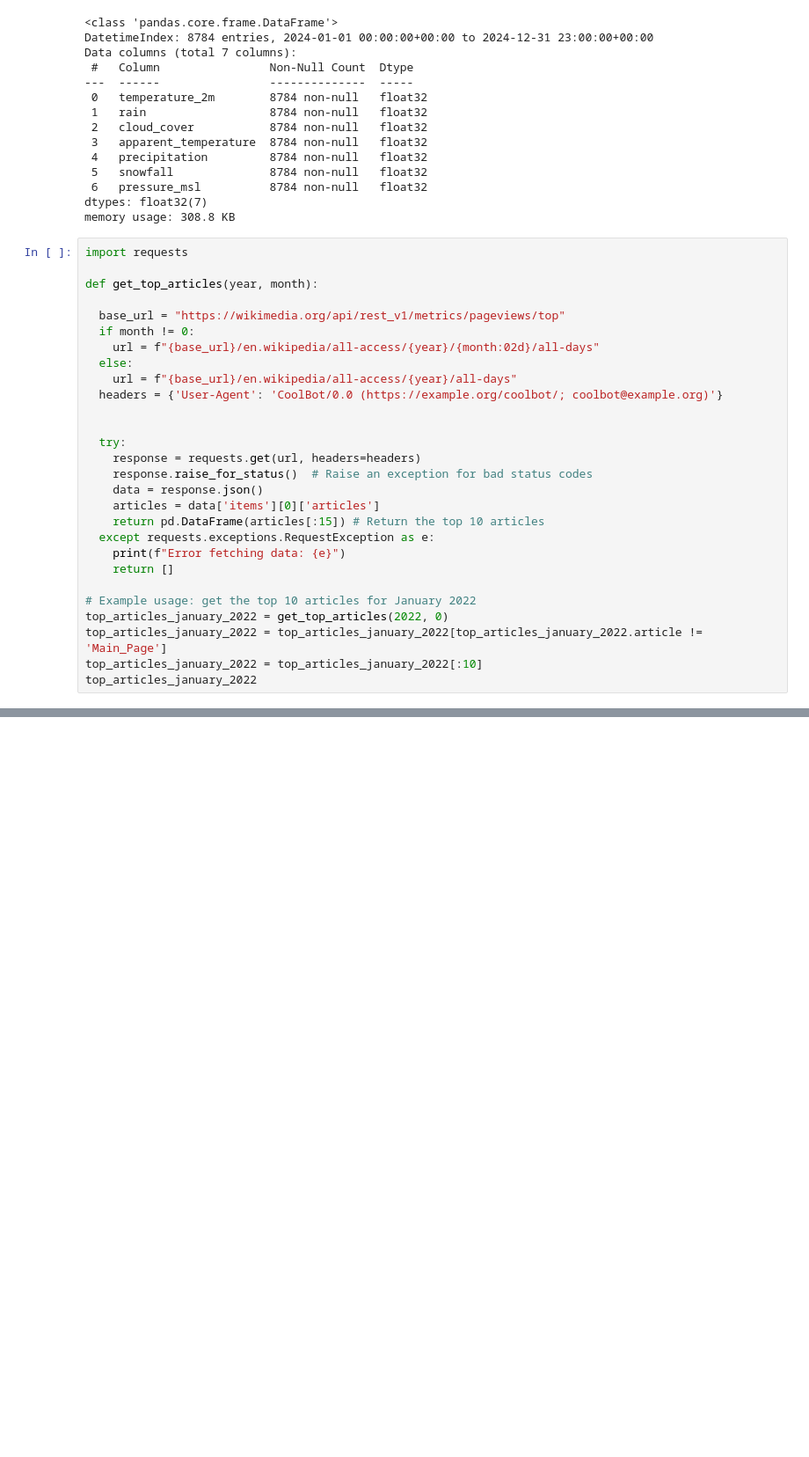
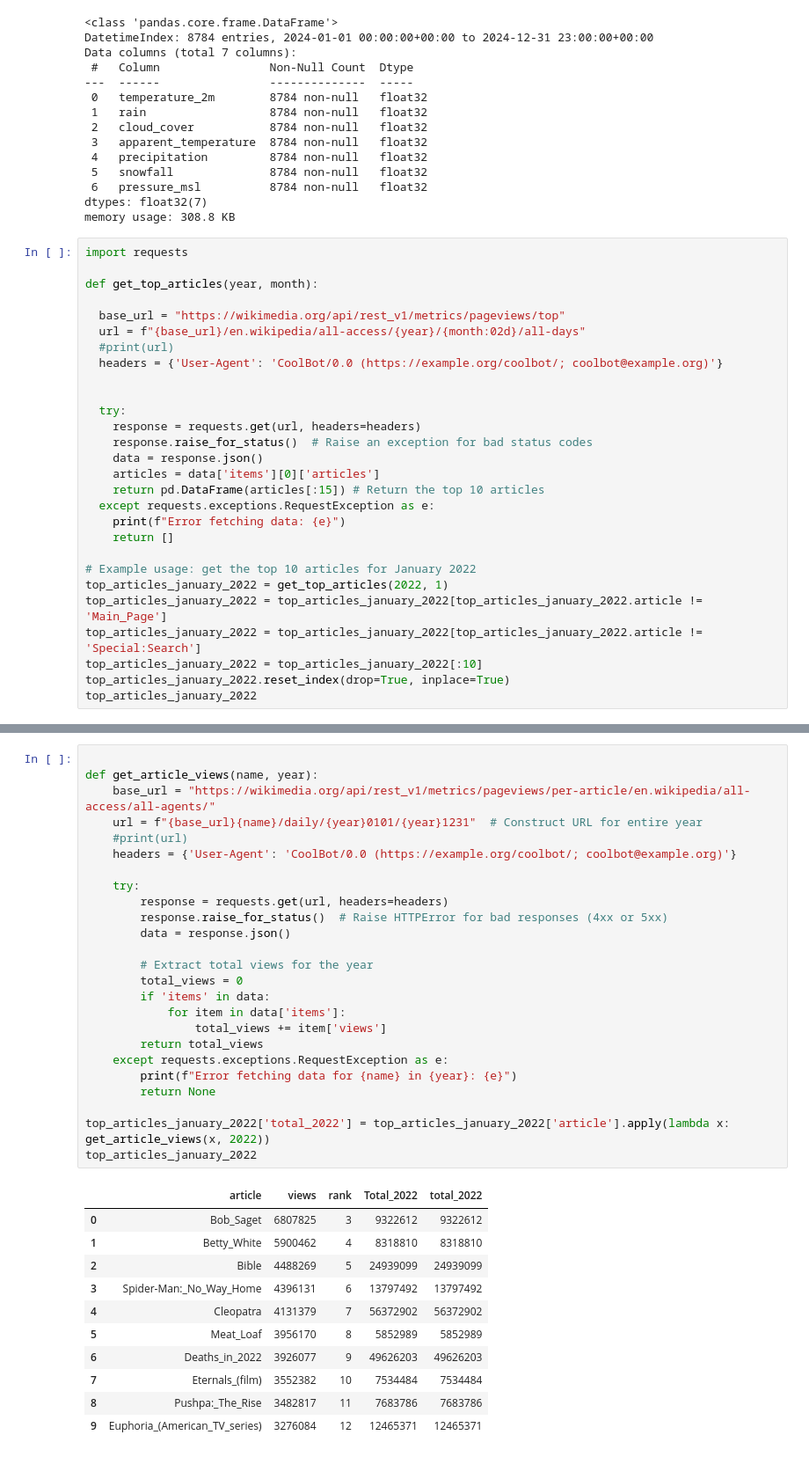
Before and after one commit to s34836/EWD, a Jupyter notebook: lab2.ipynb, the cells around one changed output, grey strips where cells are left out. Shown: that part at 88% size. Saved outputs shown, nothing was run; the diff lists cells and outputs as text; blank space fills up the shorter version.

```diff
--- a/lab2.ipynb
+++ b/lab2.ipynb
@@ -199,10 +199,8 @@ import requests
 def get_top_articles(year, month):
 
   base_url = "https://wikimedia.org/api/rest_v1/metrics/pageviews/top"
-  if month != 0:
-    url = f"{base_url}/en.wikipedia/all-access/{year}/{month:02d}/all-days"
-  else:
-    url = f"{base_url}/en.wikipedia/all-access/{year}/all-days"
+  url = f"{base_url}/en.wikipedia/all-access/{year}/{month:02d}/all-days"
+  #print(url)
   headers = {'User-Agent': 'CoolBot/0.0 (https://example.org/coolbot/; coolbot@example.org)'}
 
 
@@ -217,8 +215,10 @@ def get_top_articles(year, month):
     return []
 
 # Example usage: get the top 10 articles for January 2022
-top_articles_january_2022 = get_top_articles(2022, 0)
+top_articles_january_2022 = get_top_articles(2022, 1)
 top_articles_january_2022 = top_articles_january_2022[top_articles_january_2022.article != 'Main_Page']
+top_articles_january_2022 = top_articles_january_2022[top_articles_january_2022.article != 'Special:Search']
 top_articles_january_2022 = top_articles_january_2022[:10]
+top_articles_january_2022.reset_index(drop=True, inplace=True)
 top_articles_january_2022
 # %% [output]
@@ -226,0 +236,37 @@ AttributeError: 'list' object has no attribute 'article'
+# %%
+
+def get_article_views(name, year):
+    base_url = "https://wikimedia.org/api/rest_v1/metrics/pageviews/per-article/en.wikipedia/all-access/all-agents/"
+    url = f"{base_url}{name}/daily/{year}0101/{year}1231"  # Construct URL for entire year
+    #print(url)
+    headers = {'User-Agent': 'CoolBot/0.0 (https://example.org/coolbot/; coolbot@example.org)'}
+
+    try:
+        response = requests.get(url, headers=headers)
+        response.raise_for_status()  # Raise HTTPError for bad responses (4xx or 5xx)
+        data = response.json()
+
+        # Extract total views for the year
+        total_views = 0
+        if 'items' in data:
+            for item in data['items']:
+                total_views += item['views']
+        return total_views
+    except requests.exceptions.RequestException as e:
+        print(f"Error fetching data for {name} in {year}: {e}")
+        return None
+
+top_articles_january_2022['total_2022'] = top_articles_january_2022['article'].apply(lambda x: get_article_views(x, 2022))
+top_articles_january_2022
+# %% [output]
+|  | article | views | rank | Total_2022 | total_2022 |
+| 0 | Bob_Saget | 6807825 | 3 | 9322612 | 9322612 |
+| 1 | Betty_White | 5900462 | 4 | 8318810 | 8318810 |
+| 2 | Bible | 4488269 | 5 | 24939099 | 24939099 |
+| 3 | Spider-Man:_No_Way_Home | 4396131 | 6 | 13797492 | 13797492 |
+| 4 | Cleopatra | 4131379 | 7 | 56372902 | 56372902 |
+| 5 | Meat_Loaf | 3956170 | 8 | 5852989 | 5852989 |
+| 6 | Deaths_in_2022 | 3926077 | 9 | 49626203 | 49626203 |
+| 7 | Eternals_(film) | 3552382 | 10 | 7534484 | 7534484 |
+| 8 | Pushpa:_The_Rise | 3482817 | 11 | 7683786 | 7683786 |
+| 9 | Euphoria_(American_TV_series) | 3276084 | 12 | 12465371 | 12465371 |
```
Also changed, not shown: parts of 9 cells of this notebook.
